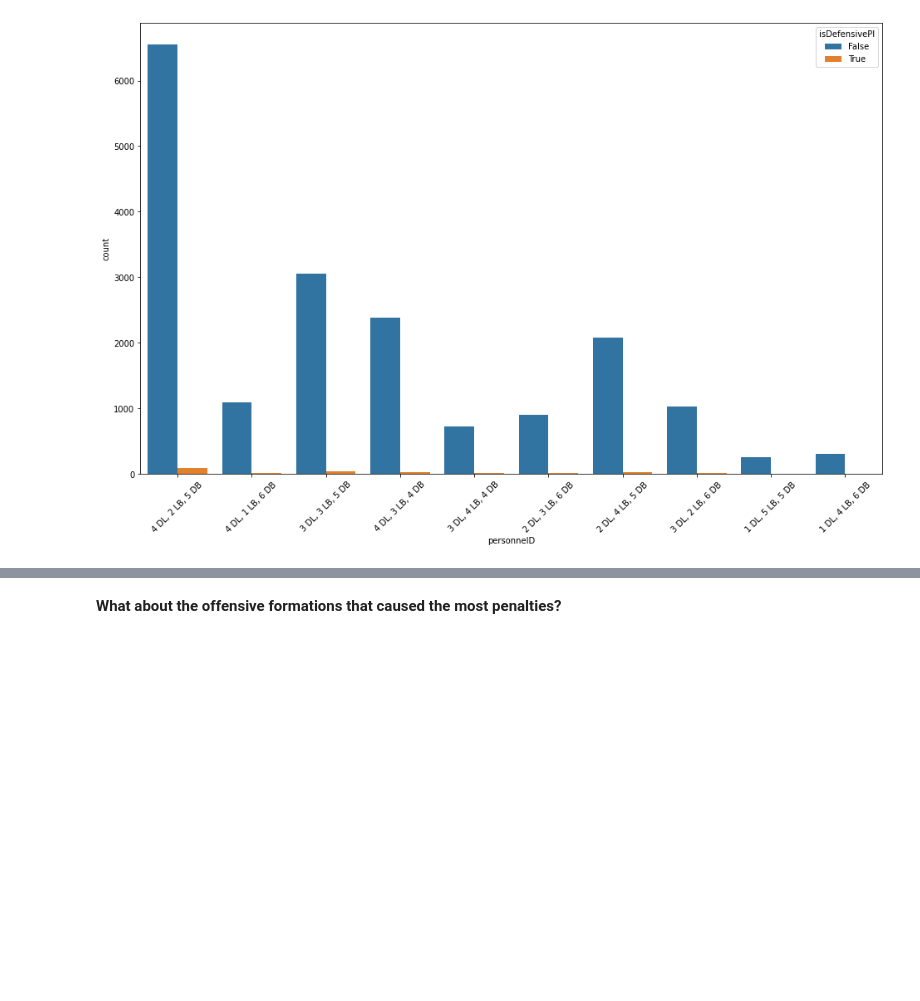
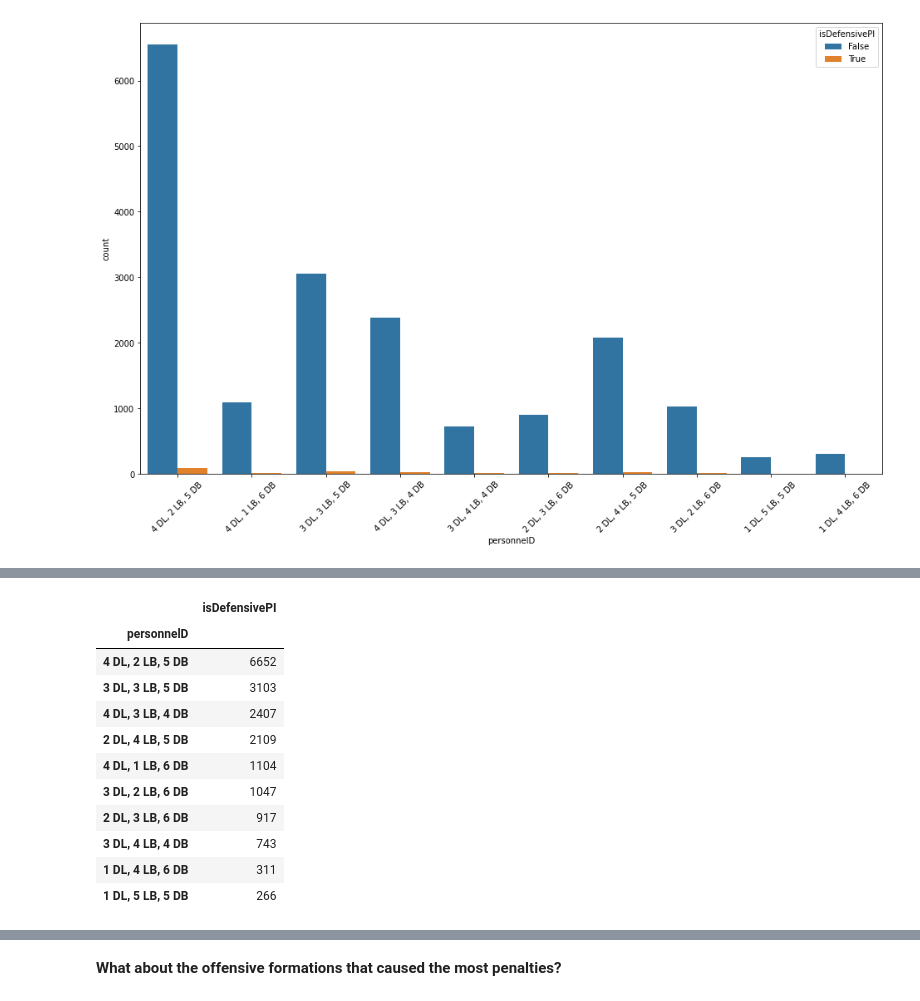
Before and after one commit to azcastillo/erdos2021_nfl_predmodel, a Jupyter notebook: penalties_eda.ipynb, the cells around one changed output, grey strips where cells are left out. Cells and saved outputs as stored; diff of their text form; code cells hidden in the pictures; blank space fills up the shorter version.

```diff
--- a/penalties_eda.ipynb
+++ b/penalties_eda.ipynb
@@ -72,0 +82,19 @@ plt.show()
+# %%
+#pivot table to analyze the count of the defensive pass interferences
+piv_DPI=pd.pivot_table(data=top_10_def_df, index=['personnelD'],
+               values=['isDefensivePI'], aggfunc='count')
+piv_DPI.reindex(piv_DPI['isDefensivePI'].sort_values(ascending=False).index)
+#It looks like the 4-2-5 defense caused the most penalties but it could be because it is such a base formation.
+# %% [output]
+|  | isDefensivePI |
+| personnelD |  |
+| 4 DL, 2 LB, 5 DB | 6652 |
+| 3 DL, 3 LB, 5 DB | 3103 |
+| 4 DL, 3 LB, 4 DB | 2407 |
+| 2 DL, 4 LB, 5 DB | 2109 |
+| 4 DL, 1 LB, 6 DB | 1104 |
+| 3 DL, 2 LB, 6 DB | 1047 |
+| 2 DL, 3 LB, 6 DB | 917 |
+| 3 DL, 4 LB, 4 DB | 743 |
+| 1 DL, 4 LB, 6 DB | 311 |
+| 1 DL, 5 LB, 5 DB | 266 |
```
Also changed, not shown: parts of 5 cells of this notebook.
